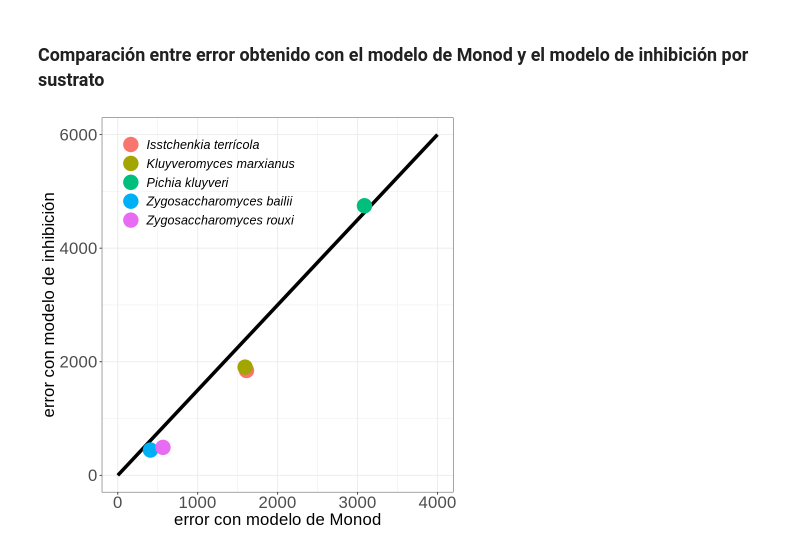
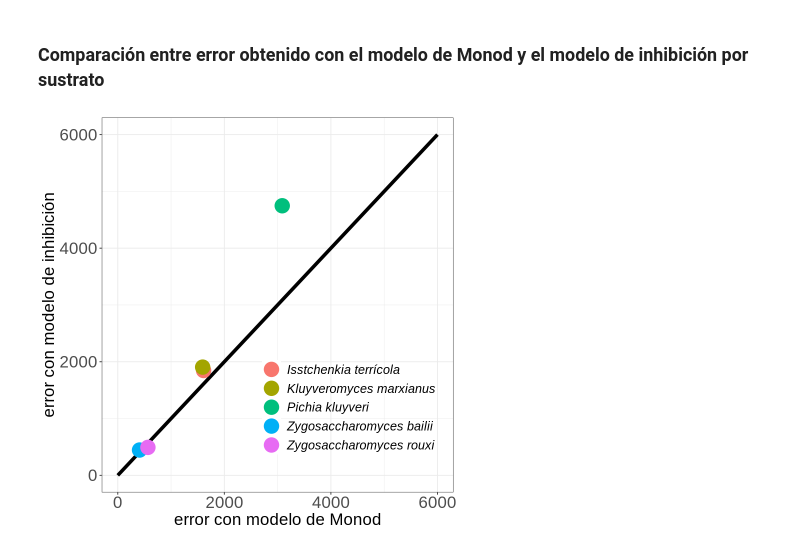
Before and after one commit to JuanM-GG/modelos-tesis, a Jupyter notebook: optimizacion_parametrica_monod.ipynb, the cells around one changed output. Drawn from its saved outputs; the diff is of its cells as text; code cells hidden in the pictures.

```diff
--- a/optimizacion_parametrica_monod.ipynb
+++ b/optimizacion_parametrica_monod.ipynb
@@ -1252,18 +1279,18 @@ library(ggplot2)
 # %%
 ggplot(data = data_error, aes(x = error_mod, y = error_inhib)) +
-    geom_line(data = data.frame(error_mod = c(0,4000), error_inhib = c(0,6000)), lwd = 2) +
+    geom_line(data = data.frame(error_mod = c(0,6000), error_inhib = c(0,6000)), lwd = 2) +
     geom_point(size = 8,  aes(col = lev)) +
     xlab("error con modelo de Monod") +
     ylab("error con modelo de inhibición") +
     theme_bw() +
       theme(
             plot.title = element_text(size=25),
             axis.text = element_text(size=20),
             axis.title = element_text(size=20),
             legend.title = element_text(size=15),
             legend.text = element_text(size=15, face = "italic",   ),
-            legend.position = c(0.30, 0.85),
+            legend.position = c(0.70, 0.25),
             legend.background = element_rect(fill=NA)) +
             labs(col = "")
 # %% [output]
-[figure, old version]
+[figure, new version]
```
Also changed, not shown: parts of 10 cells of this notebook.
